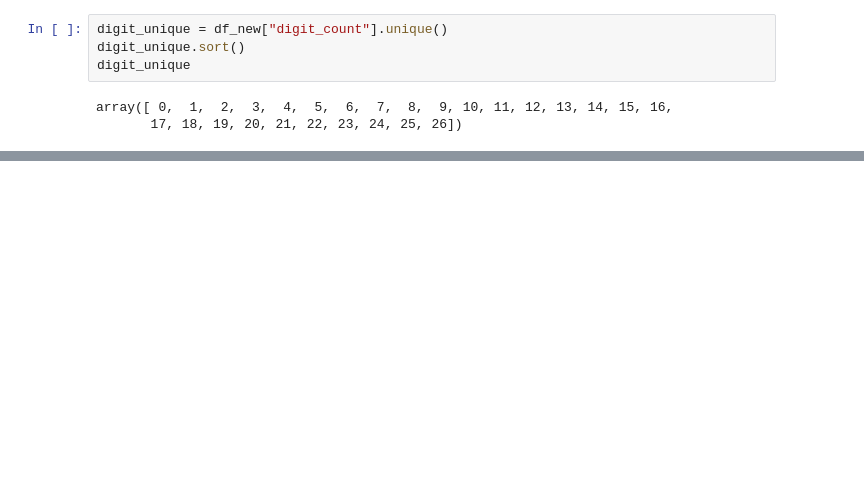
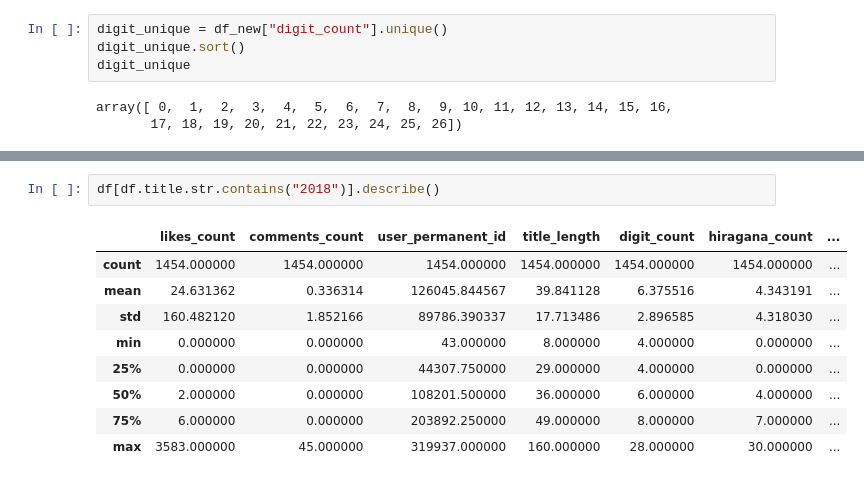
Before and after one commit to yukinagae/qiita_analysis, a Jupyter notebook: バズる記事分析.ipynb, the cells around one changed output, grey strips where cells are left out. Drawn from its saved outputs; the diff is of its cells as text; blank space fills up the shorter version.

```diff
--- a/バズる記事分析.ipynb
+++ b/バズる記事分析.ipynb
@@ -823,0 +314,12 @@ predicted comments_count: 47
+# %%
+df[df.title.str.contains("2018")].describe()
+# %% [output]
+|  | likes_count | comments_count | user_permanent_id | title_length | digit_count | hiragana_count | ... |
+| count | 1454.000000 | 1454.000000 | 1454.000000 | 1454.000000 | 1454.000000 | 1454.000000 | ... |
+| mean | 24.631362 | 0.336314 | 126045.844567 | 39.841128 | 6.375516 | 4.343191 | ... |
+| std | 160.482120 | 1.852166 | 89786.390337 | 17.713486 | 2.896585 | 4.318030 | ... |
+| min | 0.000000 | 0.000000 | 43.000000 | 8.000000 | 4.000000 | 0.000000 | ... |
+| 25% | 0.000000 | 0.000000 | 44307.750000 | 29.000000 | 4.000000 | 0.000000 | ... |
+| 50% | 2.000000 | 0.000000 | 108201.500000 | 36.000000 | 6.000000 | 4.000000 | ... |
+| 75% | 6.000000 | 0.000000 | 203892.250000 | 49.000000 | 8.000000 | 7.000000 | ... |
+| max | 3583.000000 | 45.000000 | 319937.000000 | 160.000000 | 28.000000 | 30.000000 | ... |
```
Also changed, not shown: parts of 114 cells of this notebook.
